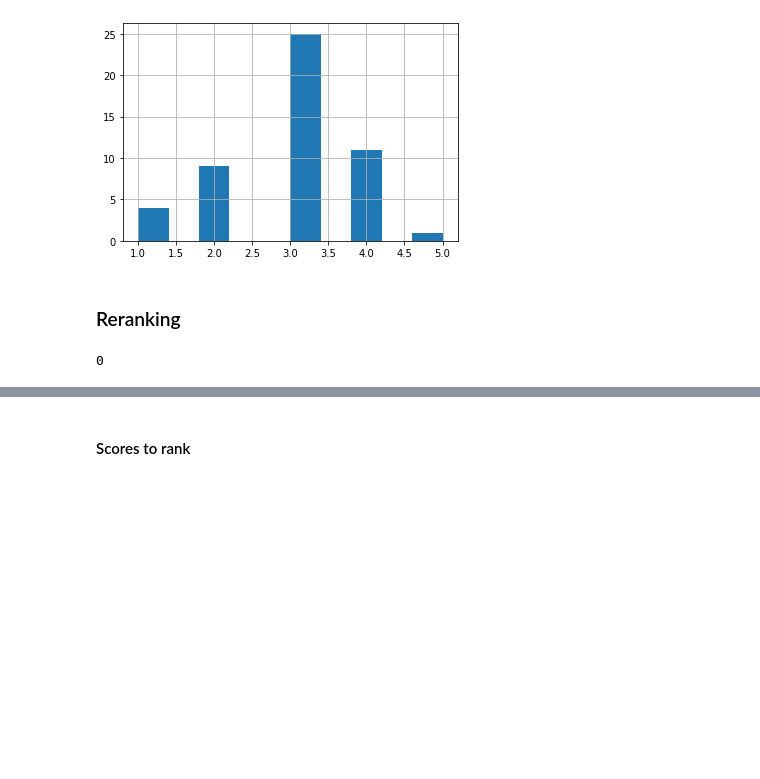
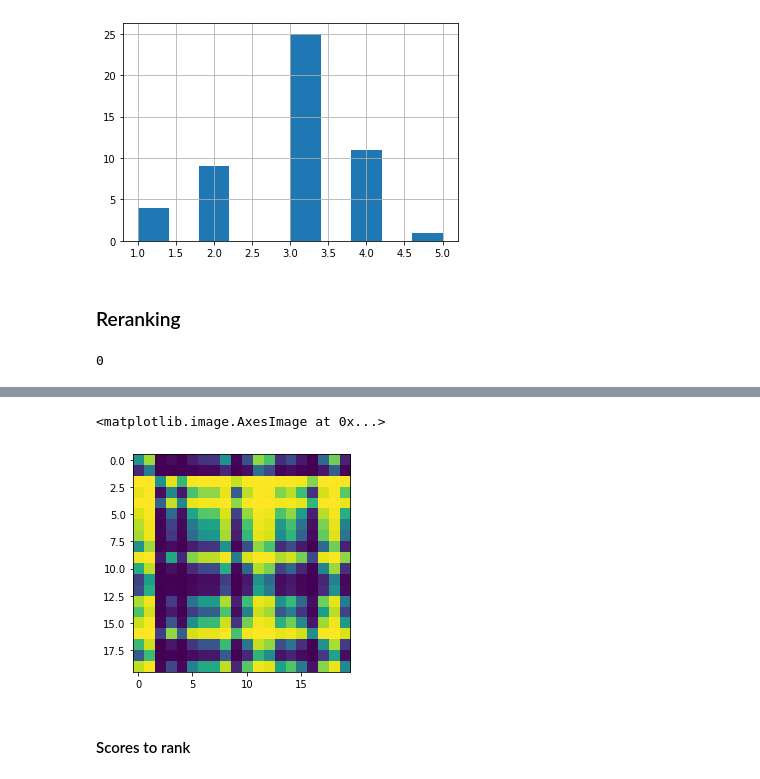
Before and after one commit to Prakhar314/COL764-Podcast-Search, a Jupyter notebook: notebooks/pairwise_evaluate.ipynb, the cells around one changed output, grey strips where cells are left out. Drawn from its saved outputs; the diff is of its cells as text; code cells hidden in the pictures; blank space fills up the shorter version.

```diff
--- a/notebooks/pairwise_evaluate.ipynb
+++ b/notebooks/pairwise_evaluate.ipynb
@@ -241,3 +239,8 @@ scores = model.predict(X_test,batch_size=8,verbose=1)
+# %%
+plt.imshow(scores[:400].reshape(20,20))
+# %% [output]
+<matplotlib.image.AxesImage at 0x...>
+[figure, added]
 # %% [markdown]
 #### Scores to rank
 # %%
```
Also changed, not shown: parts of 16 cells of this notebook.
